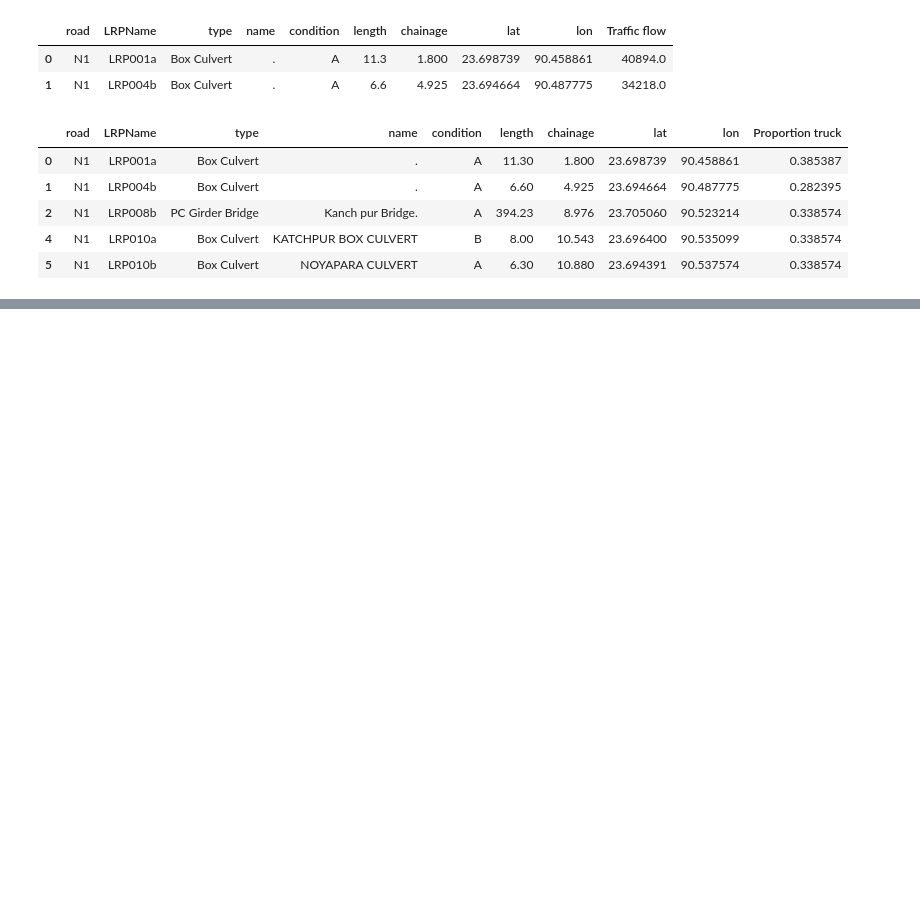
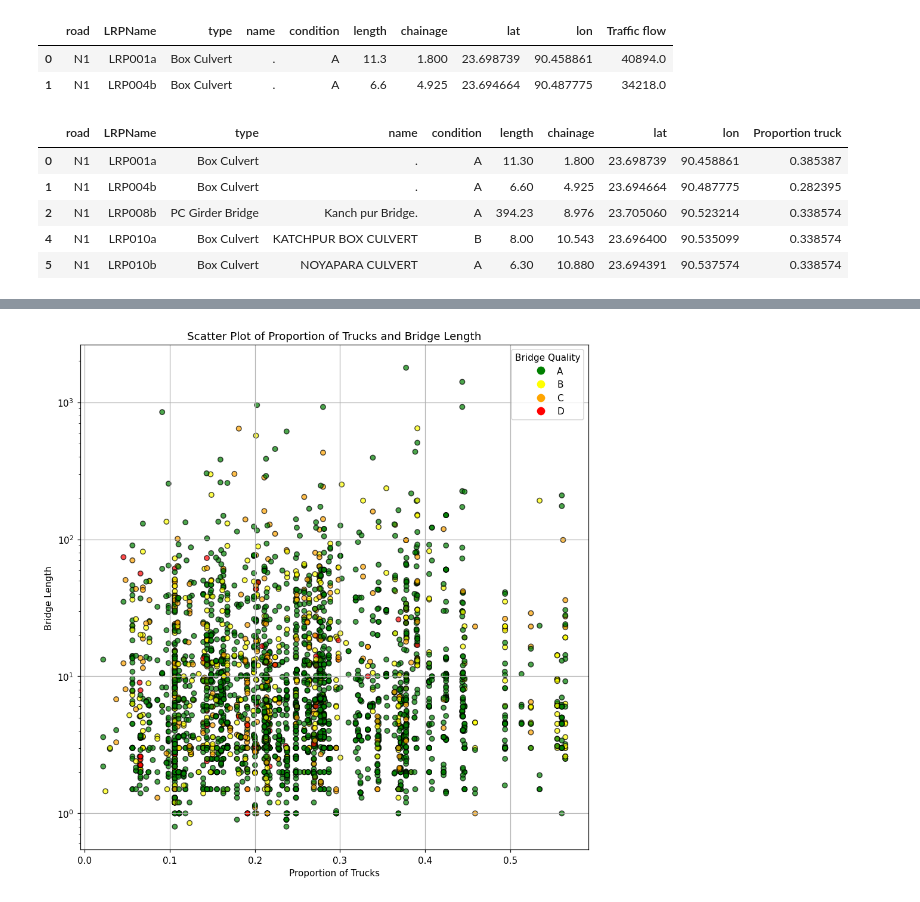
Before and after one commit to roydonders/EPA113a-Lab, a Jupyter notebook: EPA1352-G01-A4/notebook/assignment4.ipynb, the cells around one changed output, grey strips where cells are left out. Drawn from its saved outputs; the diff is of its cells as text; code cells hidden in the pictures; blank space fills up the shorter version.

```diff
--- a/EPA1352-G01-A4/notebook/assignment4.ipynb
+++ b/EPA1352-G01-A4/notebook/assignment4.ipynb
@@ -457,0 +483,26 @@ bmms6.head(5)
+# %%
+def plot_bridge_quality(df, size=7, s=50):
+    x = df['Proportion truck']  # Proportion of trucks driving over the bridges
+    y = df['length']  # Length of the bridges
+    c = df['condition'].map({'A': 'green', 'B': 'yellow', 'C': 'orange', 'D': 'red'})  # Color based on 'condition'
+
+    fig, ax = plt.subplots(figsize=(size, size), dpi=110)
+    sc = ax.scatter(x, y, s=s, c=c, edgecolor='k', alpha=0.7)
+
+    # Add legend
+    handles = [plt.Line2D([0], [0], marker='o', color='w', markerfacecolor=color, markersize=10) for color in ['green', 'yellow', 'orange', 'red']]
+    labels = ['A', 'B', 'C', 'D']
+    plt.legend(handles, labels, title='Bridge Quality', loc='upper right')
+
+    plt.title('Scatter Plot of Proportion of Trucks and Bridge Length')
+    plt.xlabel('Proportion of Trucks')
+    plt.ylabel('Bridge Length')
+    #plt.xscale('log')  # Set x-axis to logarithmic scale
+    plt.yscale('log')  # Set x-axis to logarithmic scale
+
+    plt.grid(True)
+    plt.show()
+# %%
+plot_bridge_quality(bmms6,size=10,s=30)
+# %% [output]
+[figure, added]
```
Also changed, not shown: parts of 10 cells of this notebook.
